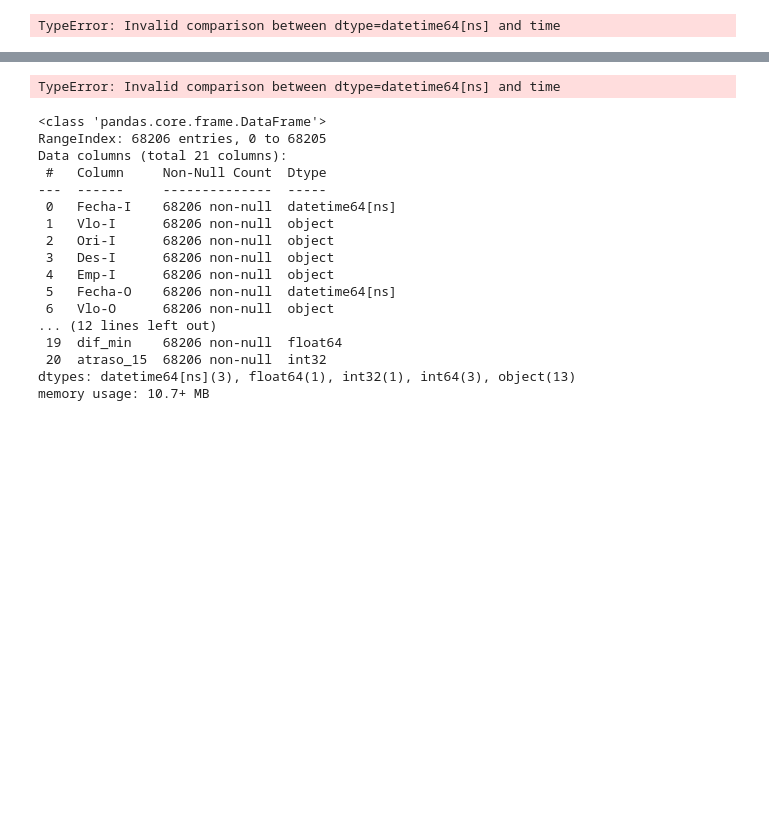
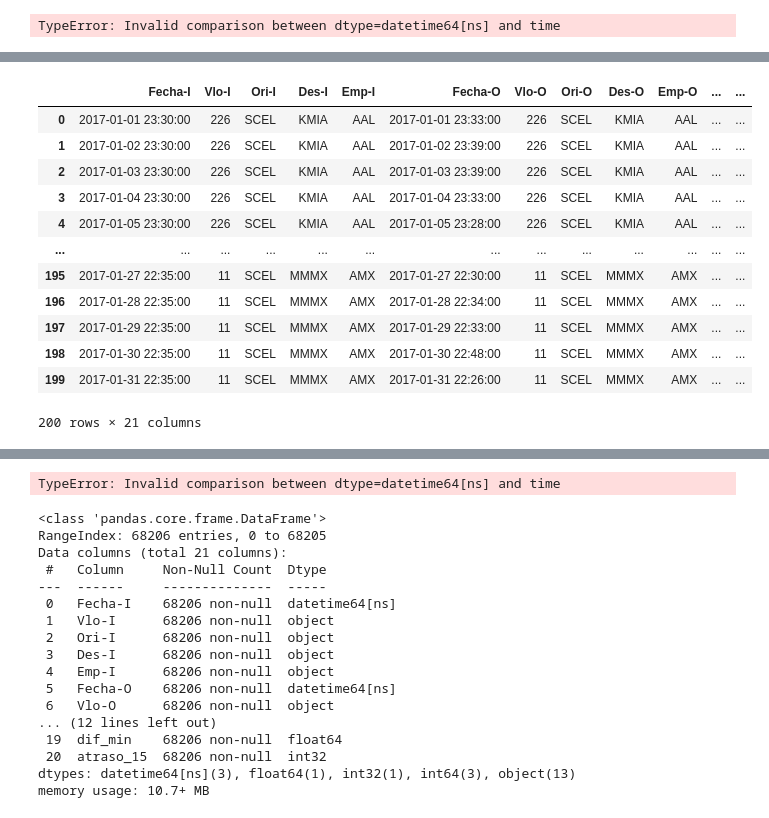
Before and after one commit to DarkHamlet/ChallDSLatam, a Jupyter notebook: solution.ipynb, the cells around one changed output, grey strips where cells are left out. Drawn from its saved outputs; the diff is of its cells as text; code cells hidden in the pictures; blank space fills up the shorter version.

```diff
--- a/solution.ipynb
+++ b/solution.ipynb
@@ -419,2 +550,6 @@ if (df['Fecha-I'] > datetime.time(5, 00)) & (df['Fecha-I'] < datetime.time(11, 5
 # %% [output]
 TypeError: Invalid comparison between dtype=datetime64[ns] and time
+# %%
+# extraemos la parte tiempo de la fecha
+time = df['Fecha-I'].dt.time
+#time = df['Fecha-I'].dt.strftime('%H:%M')
@@ -420,0 +573,31 @@ TypeError: Invalid comparison between dtype=datetime64[ns] and time
+# %%
+# creamos la lista de condiciones
+conditions = [
+    (time > datetime.time(5, 00)) & (time < datetime.time(11, 59)),
+    (time > datetime.time(12, 00)) & (time < datetime.time(18, 59)),
+    (time > datetime.time(19, 00)) | (time < datetime.time(4, 59))
+    ]
+# %%
+# creamos la lista de valores para cada una de esas condiciones
+values = ['mañana', 'tarde', 'noche']
+# %%
+# creamos la nueva columna y usamos np.select para asignar valores según nuestra lista como argumentos
+df['periodo_dia'] = np.select(conditions, values)
+# %%
+# miremos
+df['periodo_dia']
+df.head(200)
+# %% [output]
+|  | Fecha-I | Vlo-I | Ori-I | Des-I | Emp-I | Fecha-O | Vlo-O | Ori-O | Des-O | Emp-O | ... | ... |
+| 0 | 2017-01-01 23:30:00 | 226 | SCEL | KMIA | AAL | 2017-01-01 23:33:00 | 226 | SCEL | KMIA | AAL | ... | ... |
+| 1 | 2017-01-02 23:30:00 | 226 | SCEL | KMIA | AAL | 2017-01-02 23:39:00 | 226 | SCEL | KMIA | AAL | ... | ... |
+| 2 | 2017-01-03 23:30:00 | 226 | SCEL | KMIA | AAL | 2017-01-03 23:39:00 | 226 | SCEL | KMIA | AAL | ... | ... |
+| 3 | 2017-01-04 23:30:00 | 226 | SCEL | KMIA | AAL | 2017-01-04 23:33:00 | 226 | SCEL | KMIA | AAL | ... | ... |
+| 4 | 2017-01-05 23:30:00 | 226 | SCEL | KMIA | AAL | 2017-01-05 23:28:00 | 226 | SCEL | KMIA | AAL | ... | ... |
+| ... | ... | ... | ... | ... | ... | ... | ... | ... | ... | ... | ... | ... |
+| 195 | 2017-01-27 22:35:00 | 11 | SCEL | MMMX | AMX | 2017-01-27 22:30:00 | 11 | SCEL | MMMX | AMX | ... | ... |
+| 196 | 2017-01-28 22:35:00 | 11 | SCEL | MMMX | AMX | 2017-01-28 22:34:00 | 11 | SCEL | MMMX | AMX | ... | ... |
+| 197 | 2017-01-29 22:35:00 | 11 | SCEL | MMMX | AMX | 2017-01-29 22:33:00 | 11 | SCEL | MMMX | AMX | ... | ... |
+| 198 | 2017-01-30 22:35:00 | 11 | SCEL | MMMX | AMX | 2017-01-30 22:48:00 | 11 | SCEL | MMMX | AMX | ... | ... |
+| 199 | 2017-01-31 22:35:00 | 11 | SCEL | MMMX | AMX | 2017-01-31 22:26:00 | 11 | SCEL | MMMX | AMX | ... | ... |
+200 rows × 21 columns
```
Also changed, not shown: parts of 59 cells of this notebook.
